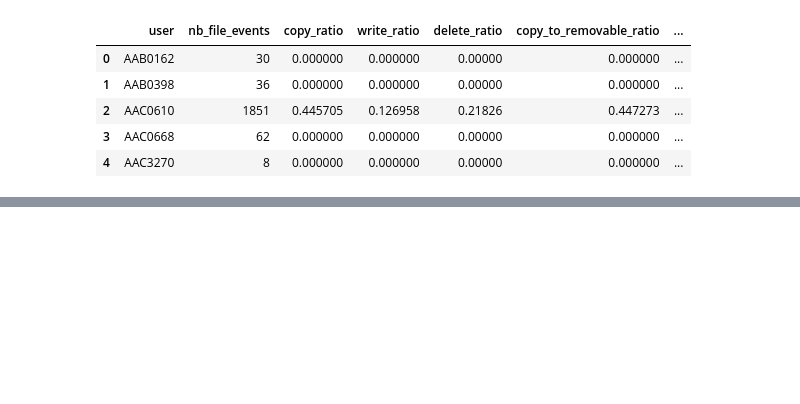
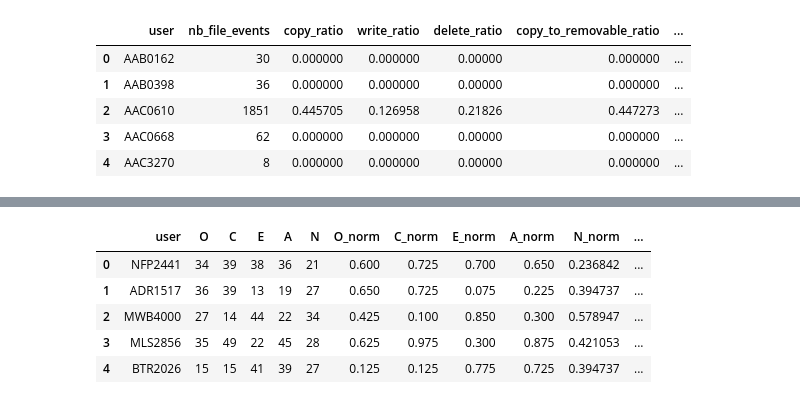
Before and after one commit to SamiKarboubi/CERT-Insider-Threat-Detection, a Jupyter notebook: features_extraction.ipynb, the cells around one changed output, grey strips where cells are left out. Saved outputs shown, nothing was run; the diff lists cells and outputs as text; code cells hidden in the pictures; blank space fills up the shorter version.

```diff
--- a/features_extraction.ipynb
+++ b/features_extraction.ipynb
@@ -481,3 +561,8 @@ features_file.head()
 | 2 | AAC0610 | 1851 | 0.445705 | 0.126958 | 0.21826 | 0.447273 | ... |
 | 3 | AAC0668 | 62 | 0.000000 | 0.000000 | 0.00000 | 0.000000 | ... |
 | 4 | AAC3270 | 8 | 0.000000 | 0.000000 | 0.00000 | 0.000000 | ... |
+# %%
+psycho = pd.read_parquet('cert_dataset/psychometric.parquet')
+psycho.drop(columns='employee_name',inplace=True)
+psycho.rename(columns={'user_id':'user'},inplace=True)
+psycho.head()
@@ -483,0 +576,21 @@ features_file.head()
+# %%
+for trait in ['O', 'C', 'E', 'A', 'N']:
+    col = psycho[trait]
+    psycho[f'{trait}_norm'] = (col - col.min()) / (col.max() - col.min())
+
+
+psycho['ocean_risk_score'] = (
+    psycho['N_norm'] *
+    (1 - psycho['C_norm']) *
+    (1 - psycho['A_norm']) *
+    (1 - psycho['E_norm']) *
+    psycho['O']
+)
+psycho.head()
+# %% [output]
+|  | user | O | C | E | A | N | O_norm | C_norm | E_norm | A_norm | N_norm | ... |
+| 0 | NFP2441 | 34 | 39 | 38 | 36 | 21 | 0.600 | 0.725 | 0.700 | 0.650 | 0.236842 | ... |
+| 1 | ADR1517 | 36 | 39 | 13 | 19 | 27 | 0.650 | 0.725 | 0.075 | 0.225 | 0.394737 | ... |
+| 2 | MWB4000 | 27 | 14 | 44 | 22 | 34 | 0.425 | 0.100 | 0.850 | 0.300 | 0.578947 | ... |
+| 3 | MLS2856 | 35 | 49 | 22 | 45 | 28 | 0.625 | 0.975 | 0.300 | 0.875 | 0.421053 | ... |
+| 4 | BTR2026 | 15 | 15 | 41 | 39 | 27 | 0.125 | 0.125 | 0.775 | 0.725 | 0.394737 | ... |
```
Also changed, not shown: parts of 18 cells of this notebook.
